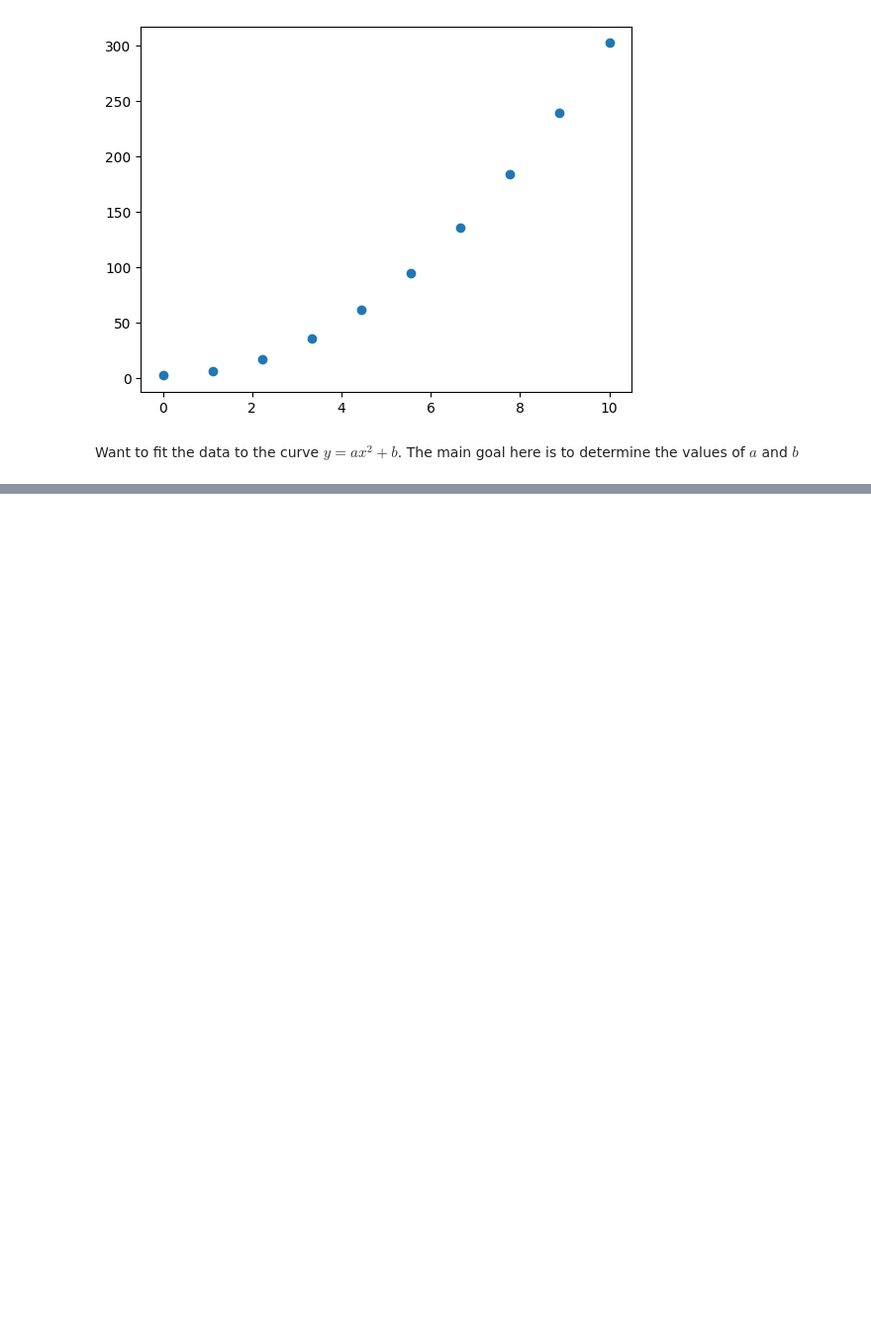
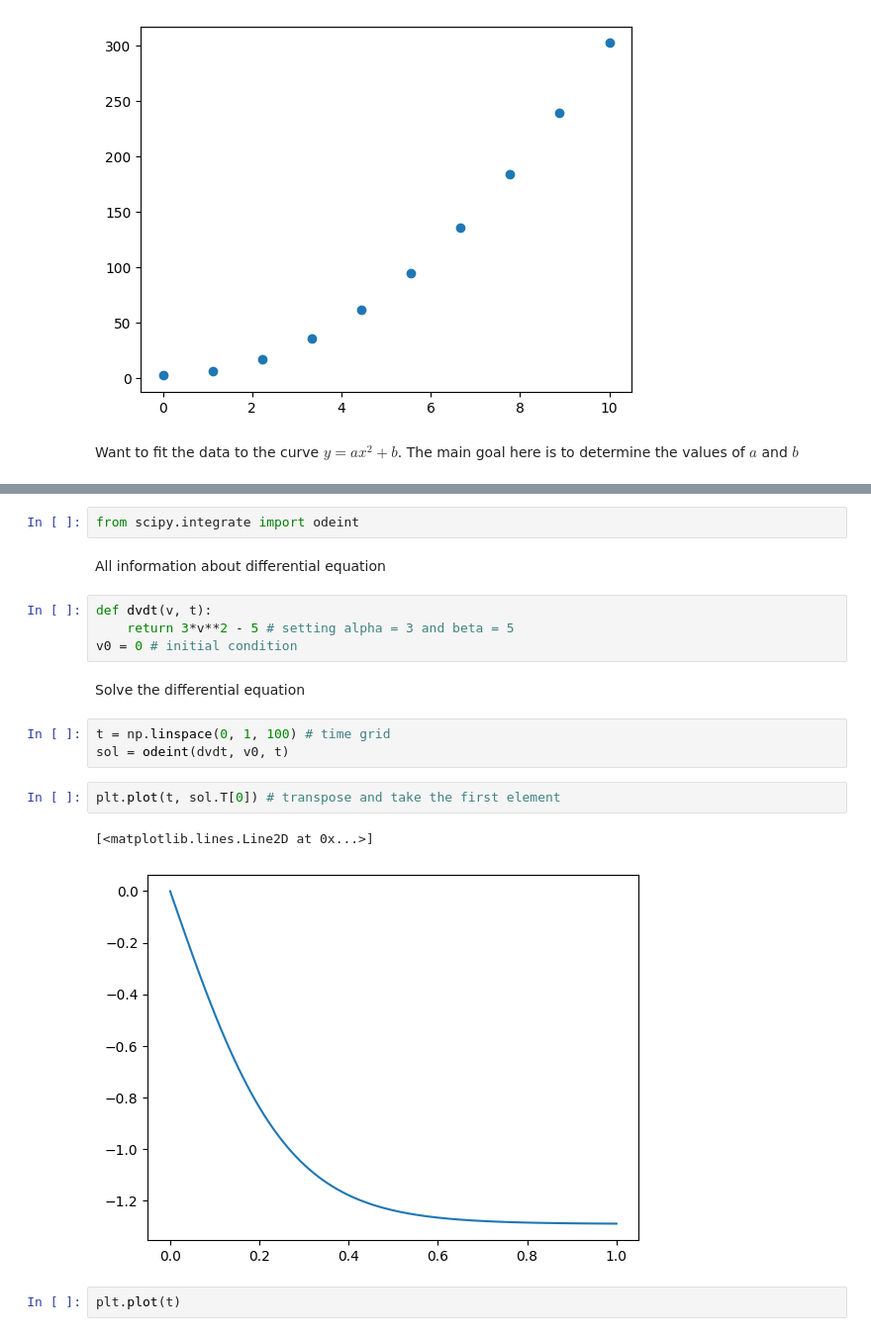
Before and after one commit to ashleysharp/codespaces-jupyter, a Jupyter notebook: notebooks/scipy.ipynb, the cells around one changed output, grey strips where cells are left out. Shown at 99% size. Drawn from its saved outputs; the diff is of its cells as text; blank space fills up the shorter version.

```diff
--- a/notebooks/scipy.ipynb
+++ b/notebooks/scipy.ipynb
@@ -127,0 +227,20 @@ array([[ 4.13297331e-34, -1.45419433e-32],
+# %%
+from scipy.integrate import odeint
+# %% [markdown]
+All information about differential equation
+# %%
+def dvdt(v, t):
+    return 3*v**2 - 5 # setting alpha = 3 and beta = 5
+v0 = 0 # initial condition
+# %% [markdown]
+Solve the differential equation
+# %%
+t = np.linspace(0, 1, 100) # time grid
+sol = odeint(dvdt, v0, t)
+# %%
+plt.plot(t, sol.T[0]) # transpose and take the first element
+# %% [output]
+[<matplotlib.lines.Line2D at 0x...>]
+[figure, added]
+# %%
+plt.plot(t)
```
Also changed, not shown: parts of 35 cells of this notebook.
